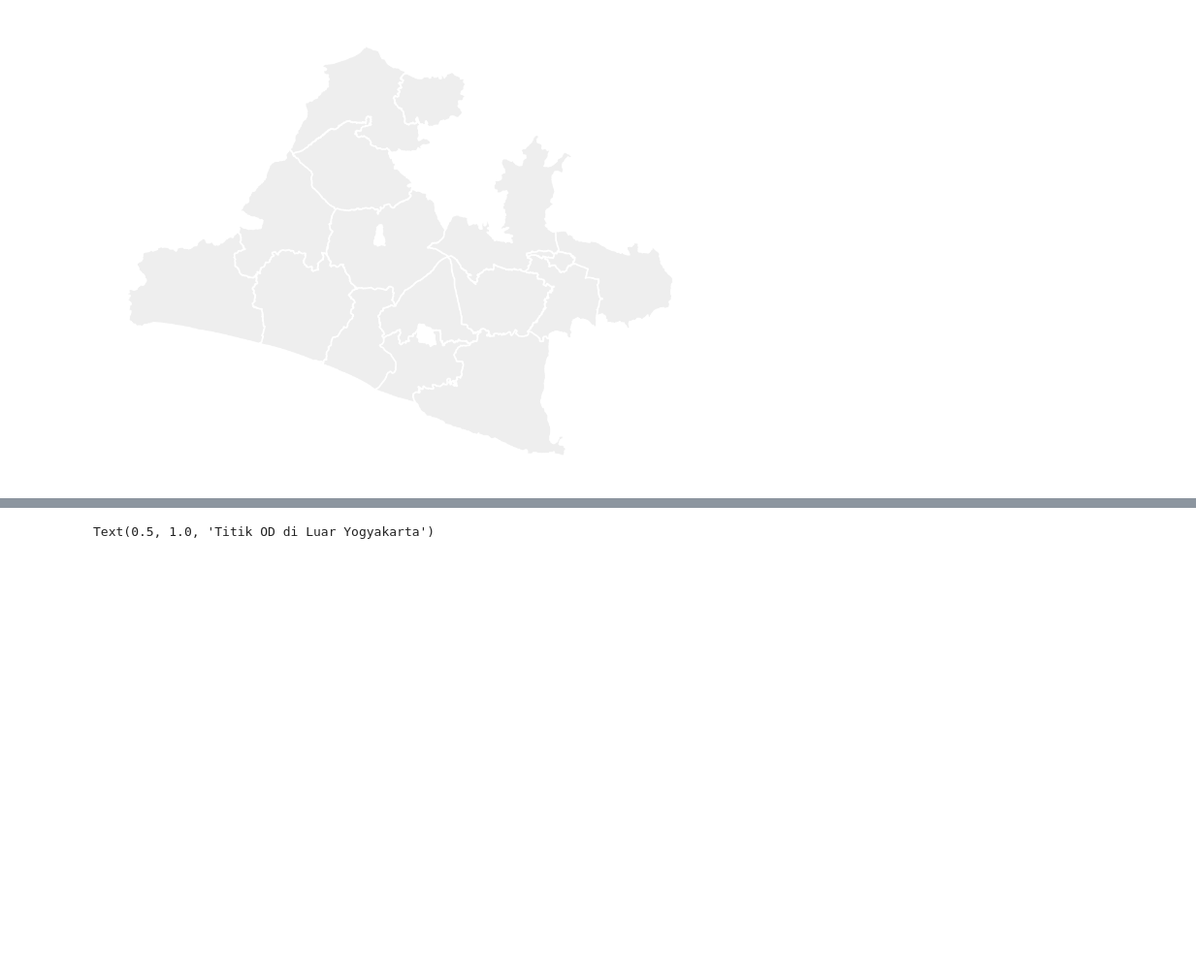
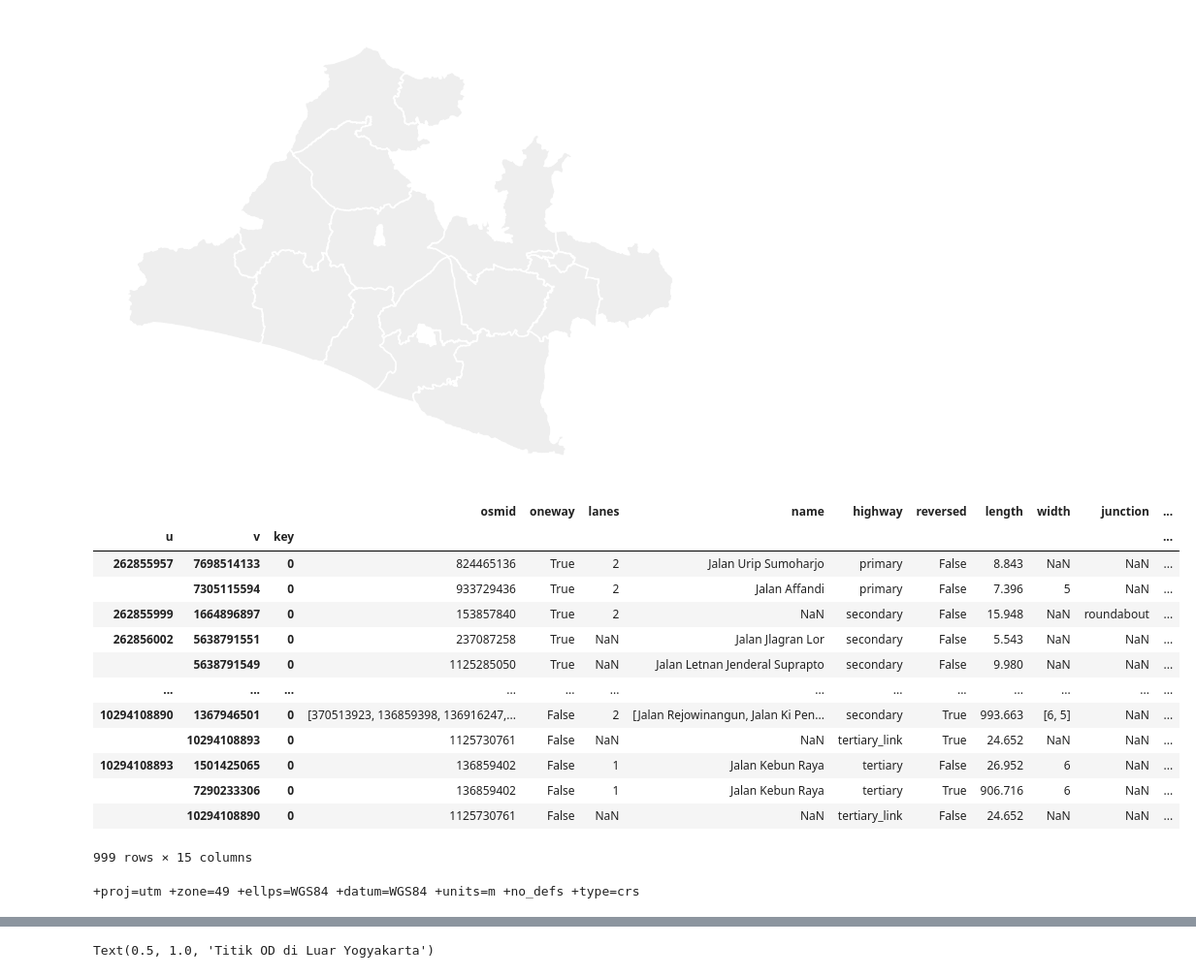
Before and after one commit to Ultios/traffix, a Jupyter notebook: notebook/DEMO new.ipynb, the cells around one changed output, grey strips where cells are left out. Shown at 97% size. Drawn from its saved outputs; the diff is of its cells as text; code cells hidden in the pictures; blank space fills up the shorter version.

```diff
--- a/notebook/DEMO new.ipynb
+++ b/notebook/DEMO new.ipynb
@@ -81,3 +81,27 @@ ax.axis('off')
 # %% [output]
 (311271.23004651885, 531461.0512117816, -914449.9946570757, -748115.8121198618)
 [figure]
+# %%
+G = ox.graph.graph_from_place("Kota Yogyakarta, Indonesia",network_type='drive', simplify=True, custom_filter='["highway"~"primary|trunk|secondary|tertiary"]')
+gdfs = ox.utils_graph.graph_to_gdfs(G, nodes=False, edges=True, fill_edge_geometry=True)
+display(gdfs)
+# convert ke planar
+#gdfs = ox.projection.project_gdf(gdfs,to_crs='EPSG:23879')
+gdfs = ox.projection.project_gdf(gdfs,to_crs='+proj=utm +zone=49 +ellps=WGS84 +datum=WGS84 +units=m +no_defs +type=crs')
+print(gdfs.crs)
+# %% [output]
+|  |  |  | osmid | oneway | lanes | name | highway | reversed | length | width | junction | ... |
+| u | v | key |  |  |  |  |  |  |  |  |  | ... |
+| 262855957 | 7698514133 | 0 | 824465136 | True | 2 | Jalan Urip Sumoharjo | primary | False | 8.843 | NaN | NaN | ... |
+|  | 7305115594 | 0 | 933729436 | True | 2 | Jalan Affandi | primary | False | 7.396 | 5 | NaN | ... |
+| 262855999 | 1664896897 | 0 | 153857840 | True | 2 | NaN | secondary | False | 15.948 | NaN | roundabout | ... |
+| 262856002 | 5638791551 | 0 | 237087258 | True | NaN | Jalan Jlagran Lor | secondary | False | 5.543 | NaN | NaN | ... |
+|  | 5638791549 | 0 | 1125285050 | True | NaN | Jalan Letnan Jenderal Suprapto | secondary | False | 9.980 | NaN | NaN | ... |
+| ... | ... | ... | ... | ... | ... | ... | ... | ... | ... | ... | ... | ... |
+| 10294108890 | 1367946501 | 0 | [370513923, 136859398, 136916247,... | False | 2 | [Jalan Rejowinangun, Jalan Ki Pen... | secondary | True | 993.663 | [6, 5] | NaN | ... |
+|  | 10294108893 | 0 | 1125730761 | False | NaN | NaN | tertiary_link | True | 24.652 | NaN | NaN | ... |
+| 10294108893 | 1501425065 | 0 | 136859402 | False | 1 | Jalan Kebun Raya | tertiary | False | 26.952 | 6 | NaN | ... |
+|  | 7290233306 | 0 | 136859402 | False | 1 | Jalan Kebun Raya | tertiary | True | 906.716 | 6 | NaN | ... |
+|  | 10294108890 | 0 | 1125730761 | False | NaN | NaN | tertiary_link | False | 24.652 | NaN | NaN | ... |
+999 rows × 15 columns
++proj=utm +zone=49 +ellps=WGS84 +datum=WGS84 +units=m +no_defs +type=crs
```
Also changed, not shown: parts of 12 cells of this notebook, 2 other files.
